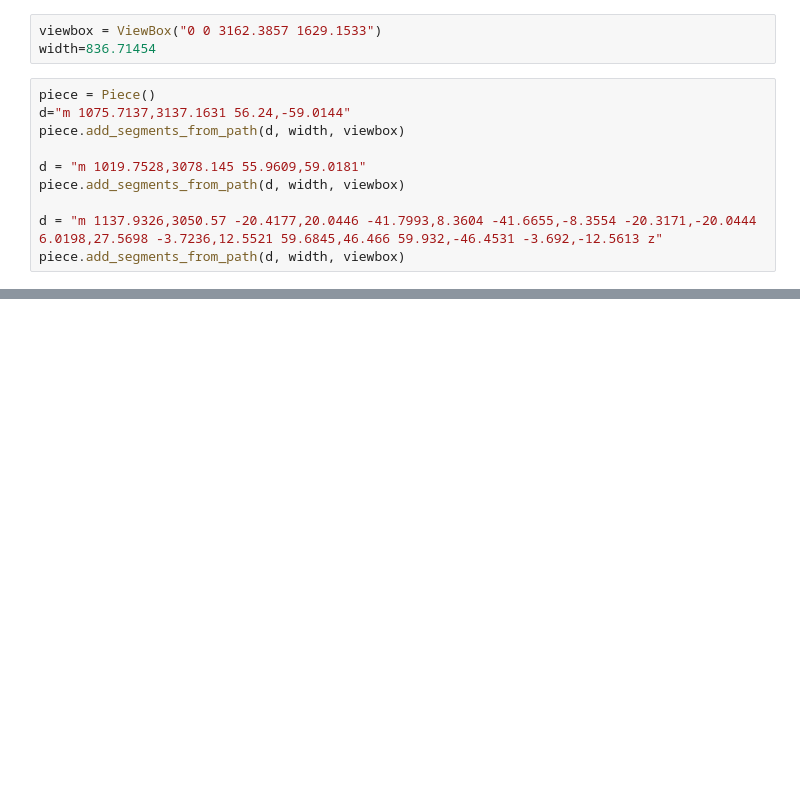
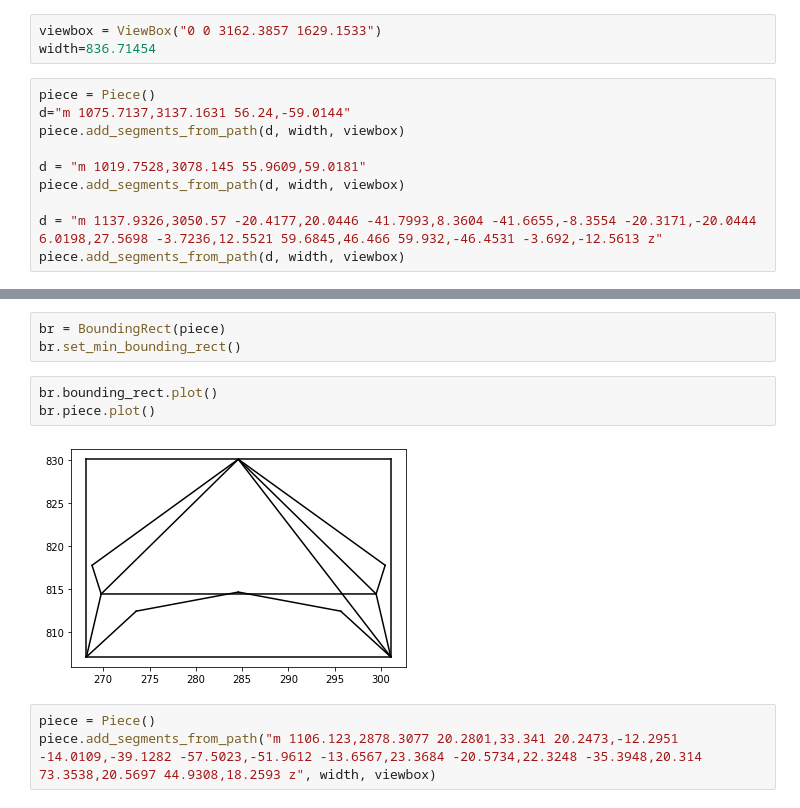
Before and after one commit to marinelligiovanna/paper-model-nest, a Jupyter notebook: pynest/notebooks/svg_xy.ipynb, the cells around one changed output, grey strips where cells are left out. Saved outputs shown, nothing was run; the diff lists cells and outputs as text; blank space fills up the shorter version.

Commit message:
feat: bounding rectangle

```diff
--- a/pynest/notebooks/svg_xy.ipynb
+++ b/pynest/notebooks/svg_xy.ipynb
@@ -216,0 +208,11 @@ piece.add_segments_from_path(d, width, viewbox)
+# %%
+br = BoundingRect(piece)
+br.set_min_bounding_rect()
+# %%
+br.bounding_rect.plot()
+br.piece.plot()
+# %% [output]
+[figure, added]
+# %%
+piece = Piece()
+piece.add_segments_from_path("m 1106.123,2878.3077 20.2801,33.341 20.2473,-12.2951 -14.0109,-39.1282 -57.5023,-51.9612 -13.6567,23.3684 -20.5734,22.3248 -35.3948,20.314 73.3538,20.5697 44.9308,18.2593 z", width, viewbox)
```
Also changed, not shown: parts of 18 cells of this notebook, 2 other files.
